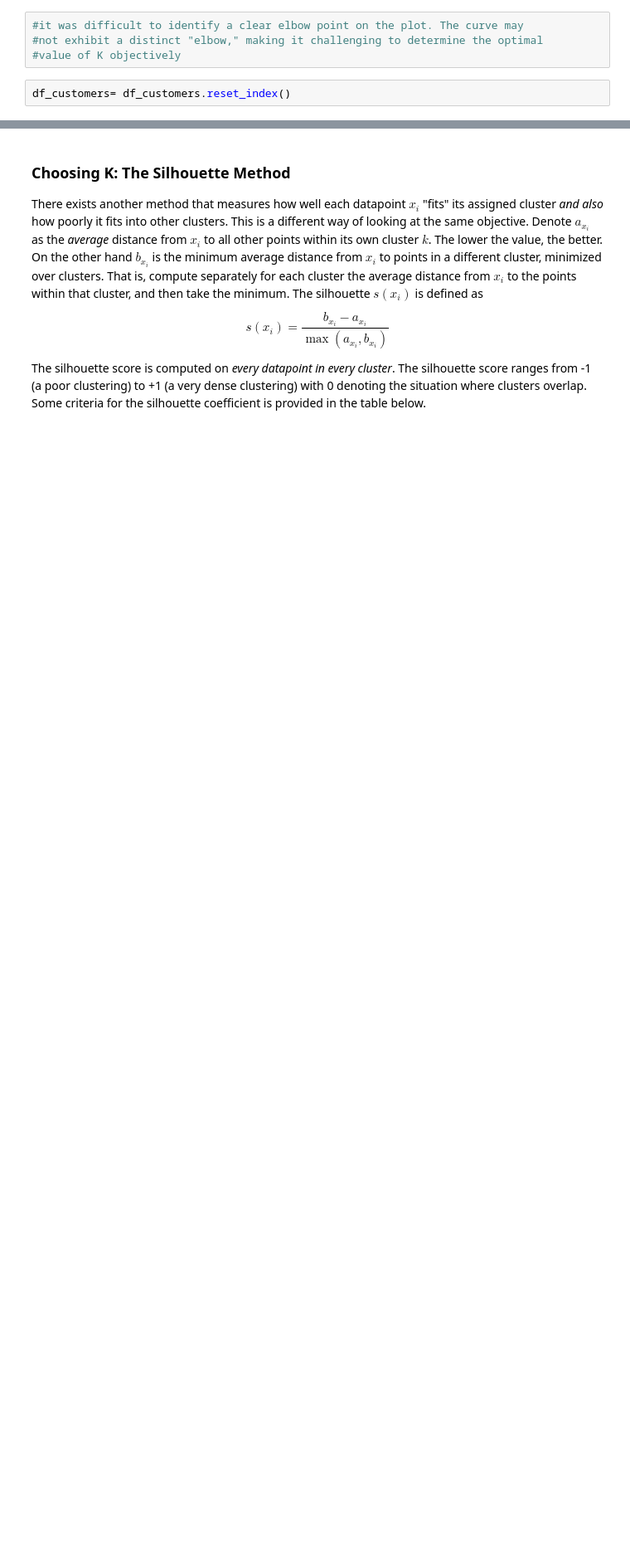
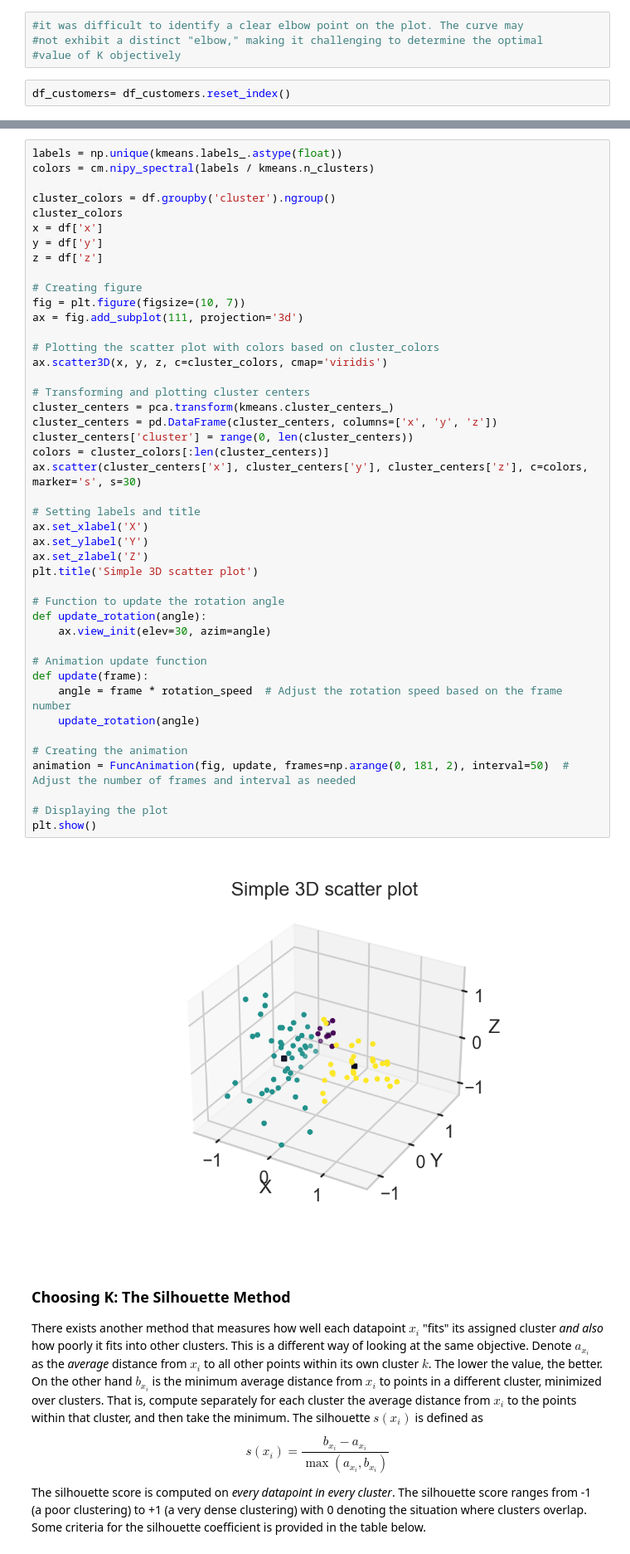
Before and after one commit to vi-c-o/mec-mini-projects, a Jupyter notebook: mec-16.2.6-clustering-mini-project/Mini_Project_Clustering.ipynb, the cells around one changed output, grey strips where cells are left out. Shown at 83% size. Cells and saved outputs as stored; diff of their text form; blank space fills up the shorter version.

```diff
--- a/mec-16.2.6-clustering-mini-project/Mini_Project_Clustering.ipynb
+++ b/mec-16.2.6-clustering-mini-project/Mini_Project_Clustering.ipynb
@@ -294,3 +293,49 @@ cluster_centers.plot.scatter(x='x', y='y',c=colors,marker='s', s=30,  ax=ax)
+# %%
+labels = np.unique(kmeans.labels_.astype(float))
+colors = cm.nipy_spectral(labels / kmeans.n_clusters)
+
+cluster_colors = df.groupby('cluster').ngroup()
+cluster_colors
+x = df['x']
+y = df['y']
+z = df['z']
+
+# Creating figure
+fig = plt.figure(figsize=(10, 7))
+ax = fig.add_subplot(111, projection='3d')
+
+# Plotting the scatter plot with colors based on cluster_colors
+ax.scatter3D(x, y, z, c=cluster_colors, cmap='viridis')
+
+# Transforming and plotting cluster centers
+cluster_centers = pca.transform(kmeans.cluster_centers_)
+cluster_centers = pd.DataFrame(cluster_centers, columns=['x', 'y', 'z'])
+cluster_centers['cluster'] = range(0, len(cluster_centers))
+colors = cluster_colors[:len(cluster_centers)]
+ax.scatter(cluster_centers['x'], cluster_centers['y'], cluster_centers['z'], c=colors, marker='s', s=30)
+
+# Setting labels and title
+ax.set_xlabel('X')
+ax.set_ylabel('Y')
+ax.set_zlabel('Z')
+plt.title('Simple 3D scatter plot')
+
+# Function to update the rotation angle
+def update_rotation(angle):
+    ax.view_init(elev=30, azim=angle)
+
+# Animation update function
+def update(frame):
+    angle = frame * rotation_speed  # Adjust the rotation speed based on the frame number
+    update_rotation(angle)
+
+# Creating the animation
+animation = FuncAnimation(fig, update, frames=np.arange(0, 181, 2), interval=50)  # Adjust the number of frames and interval as needed
+
+# Displaying the plot
+plt.show()
+# %% [output]
+[figure, added]
 # %% [markdown]
 ### Choosing K: The Silhouette Method
 
```
Also changed, not shown: parts of 7 cells of this notebook.
